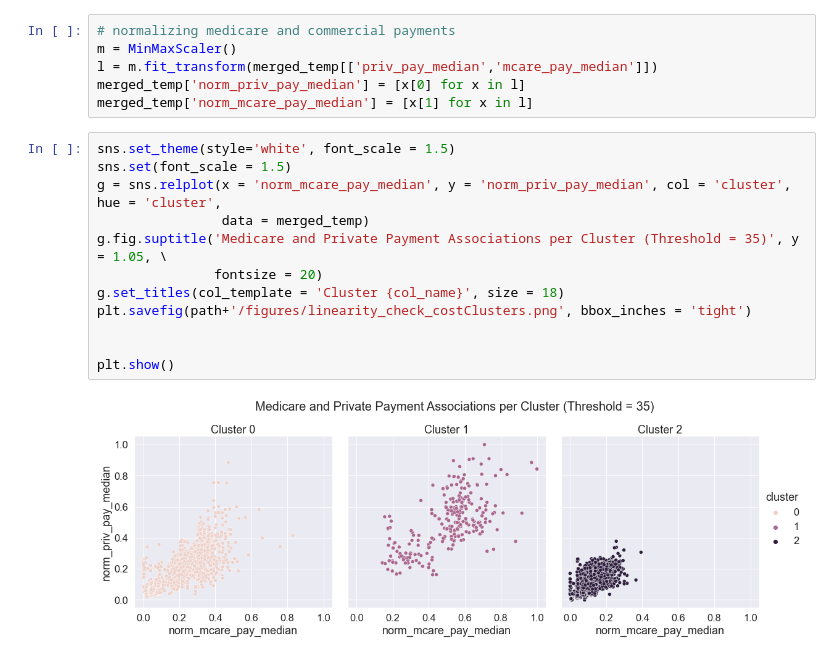
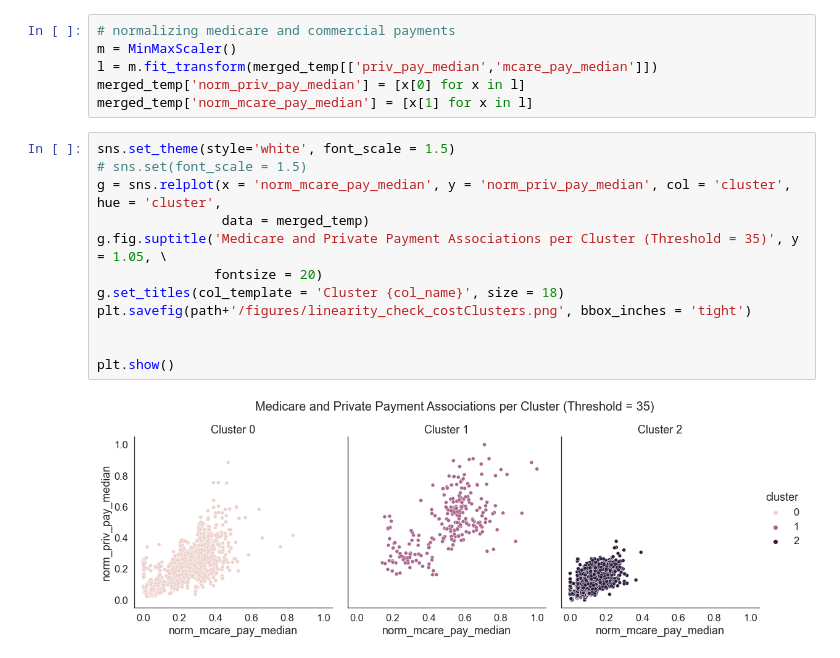
Before and after one commit to Shruti-Kaushal/Prediction-of-commercial-insurance-payments-for-surgical-procedure-using-DataRobot, a Jupyter notebook: Clustering.ipynb, the cells around one changed output. Drawn from its saved outputs; the diff is of its cells as text.

```diff
--- a/Clustering.ipynb
+++ b/Clustering.ipynb
@@ -511,15 +511,15 @@ merged_temp['norm_priv_pay_median'] = [x[0] for x in l]
 merged_temp['norm_mcare_pay_median'] = [x[1] for x in l]
 # %%
 sns.set_theme(style='white', font_scale = 1.5)
-sns.set(font_scale = 1.5)
+# sns.set(font_scale = 1.5)
 g = sns.relplot(x = 'norm_mcare_pay_median', y = 'norm_priv_pay_median', col = 'cluster', hue = 'cluster',
                 data = merged_temp)
 g.fig.suptitle('Medicare and Private Payment Associations per Cluster (Threshold = 35)', y = 1.05, \
                fontsize = 20)
 g.set_titles(col_template = 'Cluster {col_name}', size = 18)
 plt.savefig(path+'/figures/linearity_check_costClusters.png', bbox_inches = 'tight')
 
 
 plt.show()
 # %% [output]
-[figure, old version]
+[figure, new version]
```
Also changed, not shown: parts of 4 cells of this notebook.
